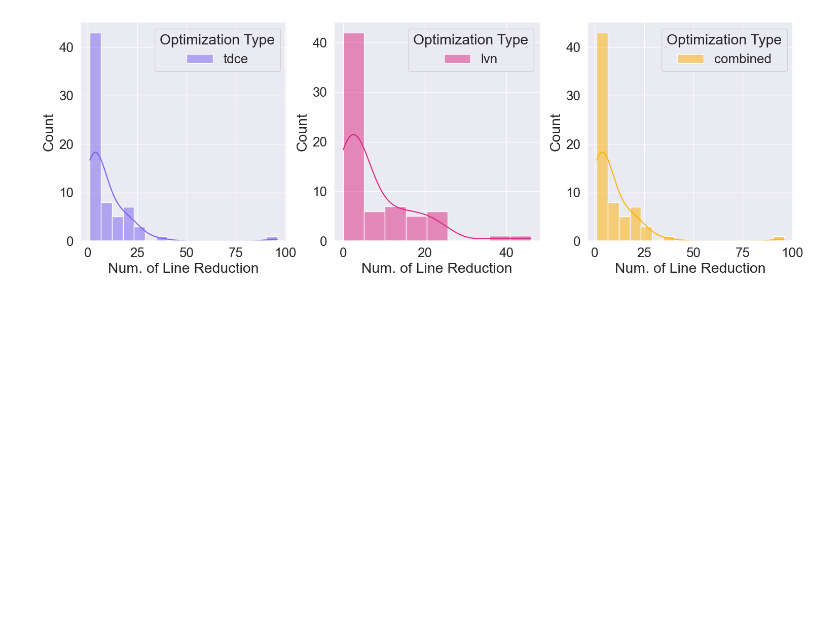
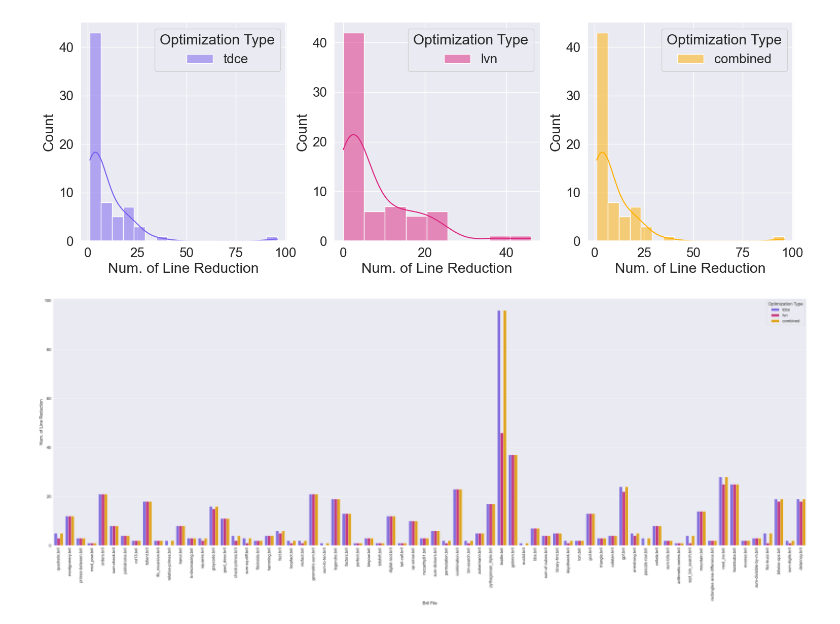
Before and after one commit to YoruCathy/cs6120-tasks, a Jupyter notebook: lesson3/plot.ipynb, the cells around one changed output. Cells and saved outputs as stored; diff of their text form; code cells hidden in the pictures; blank space fills up the shorter version.

Commit message:
Updated plots.

```diff
--- a/lesson3/plot.ipynb
+++ b/lesson3/plot.ipynb
@@ -97,3 +141,27 @@ plt.tight_layout(pad=0)
 # %% [output]
 <Figure size 500x400 with 0 Axes>
 [figure]
+# %%
+plt.figure(figsize=(50, 20))
+
+palette = {
+    "tdce": "#785ef0",   # blue
+    "lvn":  "#dc267f",   # orange
+    "combined":  "#ffb000",   # green
+}
+
+sns.set_theme(color_codes=True, font_scale=1.7)
+
+t = df.copy()
+t["Bril File"] = t["filename"]
+t["Num. of Line Reduction"] = t["line_reduction"]
+t["Optimization Type"] = t["optimization_type"]
+
+ax = sns.barplot(data=t, x="Bril File", y="Num. of Line Reduction", hue="Optimization Type", palette=palette)
+
+# Rotate x-axis labels
+ax.set_xticklabels(ax.get_xticklabels(), rotation=90)
+
+plt.tight_layout(pad=0)
+# %% [output]
+[figure, added]
```
Also changed, not shown: parts of 1 cell of this notebook.
